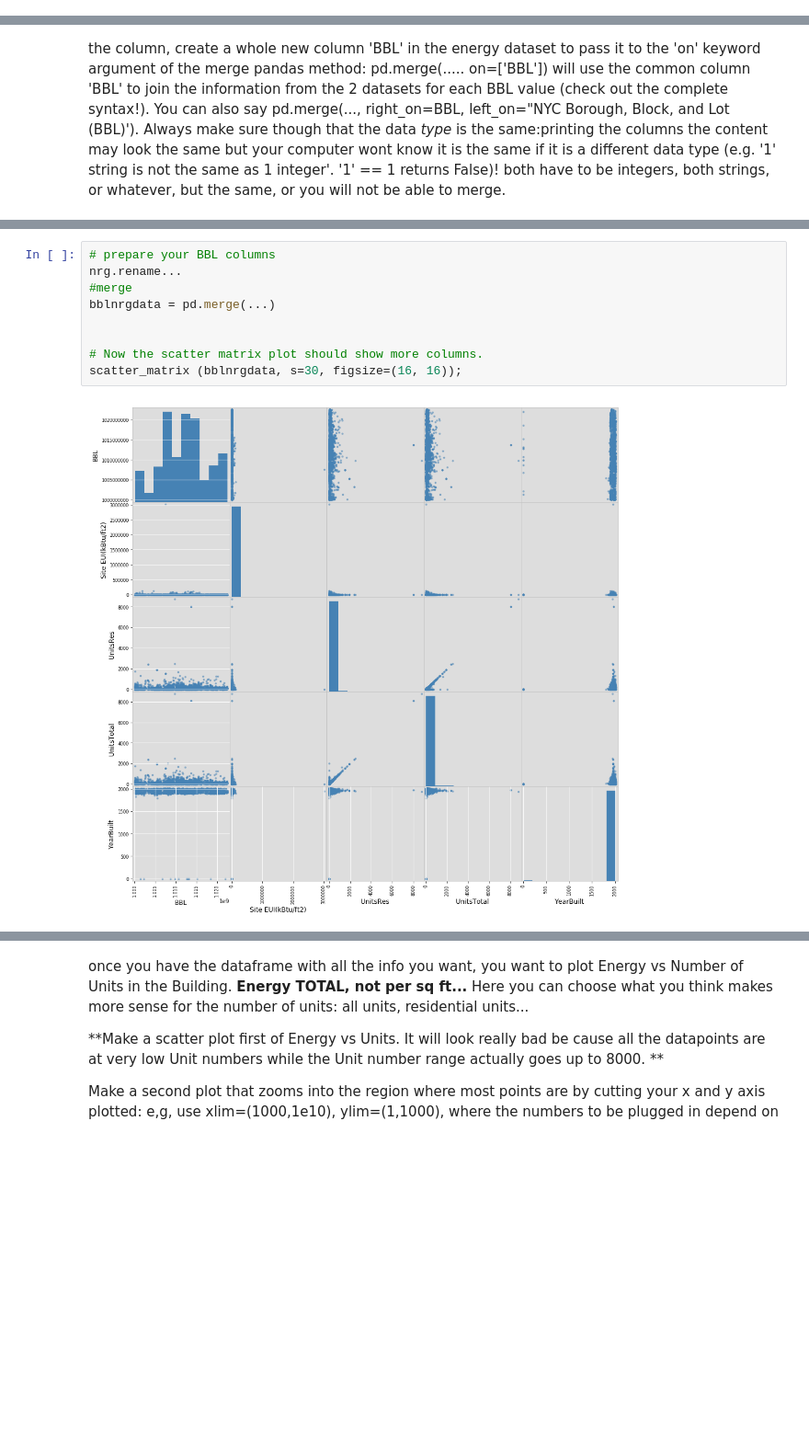
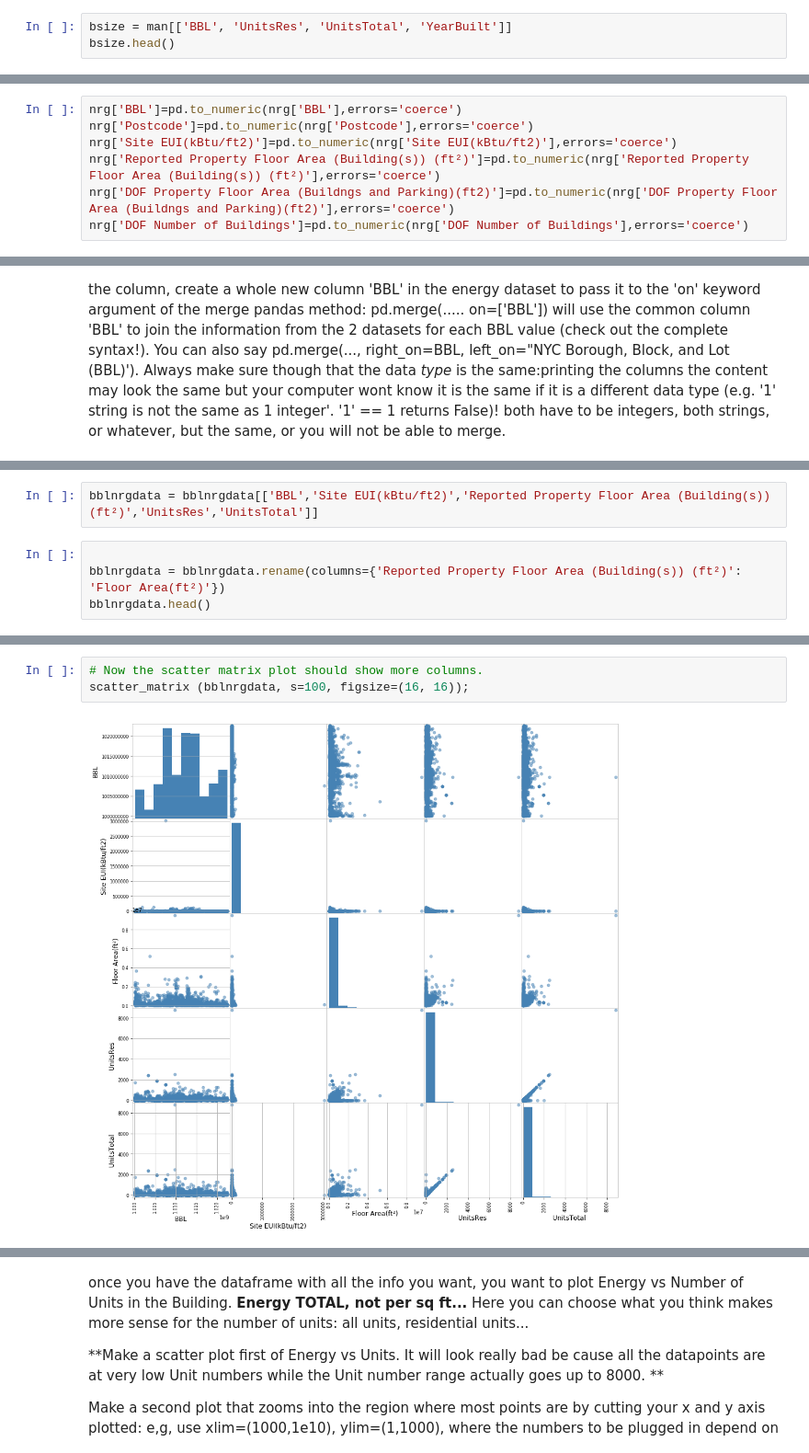
Before and after one commit to rxl204/PUI2017_pak348, a Jupyter notebook: HW6_pak348/building_nrg_instructions.ipynb, the cells around one changed output, grey strips where cells are left out. Shown: that part at 92% size. Cells and saved outputs as stored; diff of their text form; blank space fills up the shorter version.

```diff
--- a/HW6_pak348/building_nrg_instructions.ipynb
+++ b/HW6_pak348/building_nrg_instructions.ipynb
@@ -98,0 +140,3 @@ Index(['APPBBL', 'APPDate', 'Address', 'AllZoning1', 'AllZoning2',
+# %%
+bsize = man[['BBL', 'UnitsRes', 'UnitsTotal', 'YearBuilt']]
+bsize.head()
@@ -120,0 +184,7 @@ You can use pd.to_numeric() which is a function that transforms values to float
+# %%
+nrg['BBL']=pd.to_numeric(nrg['BBL'],errors='coerce')
+nrg['Postcode']=pd.to_numeric(nrg['Postcode'],errors='coerce')
+nrg['Site EUI(kBtu/ft2)']=pd.to_numeric(nrg['Site EUI(kBtu/ft2)'],errors='coerce')
+nrg['Reported Property Floor Area (Building(s)) (ft²)']=pd.to_numeric(nrg['Reported Property Floor Area (Building(s)) (ft²)'],errors='coerce')
+nrg['DOF Property Floor Area (Buildngs and Parking)(ft2)']=pd.to_numeric(nrg['DOF Property Floor Area (Buildngs and Parking)(ft2)'],errors='coerce')
+nrg['DOF Number of Buildings']=pd.to_numeric(nrg['DOF Number of Buildings'],errors='coerce')
@@ -176,0 +261,6 @@ bblnrgdata.shape
+# %%
+bblnrgdata = bblnrgdata[['BBL','Site EUI(kBtu/ft2)','Reported Property Floor Area (Building(s)) (ft²)','UnitsRes','UnitsTotal']]
+# %%
+
+bblnrgdata = bblnrgdata.rename(columns={'Reported Property Floor Area (Building(s)) (ft²)': 'Floor Area(ft²)'})
+bblnrgdata.head()
@@ -177,11 +274,5 @@ bblnrgdata.shape
 # %%
-# prepare your BBL columns
-nrg.rename...
-#merge
-bblnrgdata = pd.merge(...)
-
-
 # Now the scatter matrix plot should show more columns.
-scatter_matrix (bblnrgdata, s=30, figsize=(16, 16));
+scatter_matrix (bblnrgdata, s=100, figsize=(16, 16));
 # %% [output]
-[figure, old version]
+[figure, new version]
```
Also changed, not shown: parts of 51 cells of this notebook, 1 other file.
